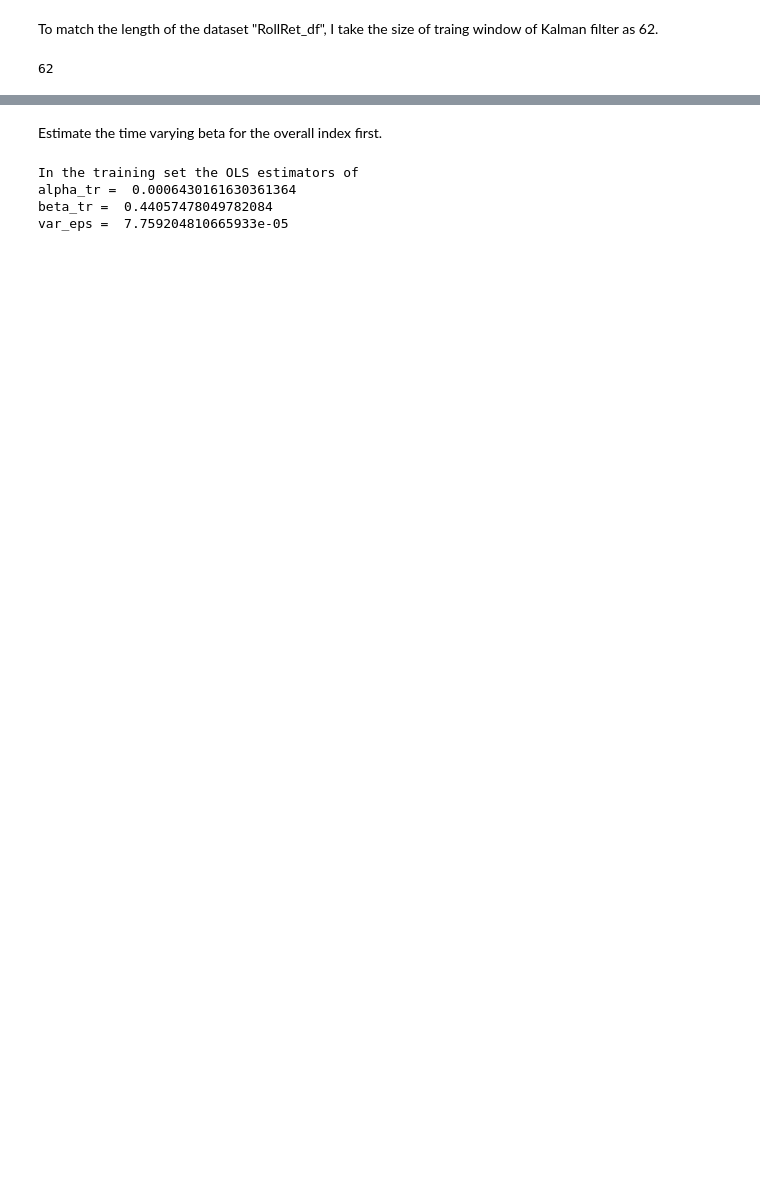
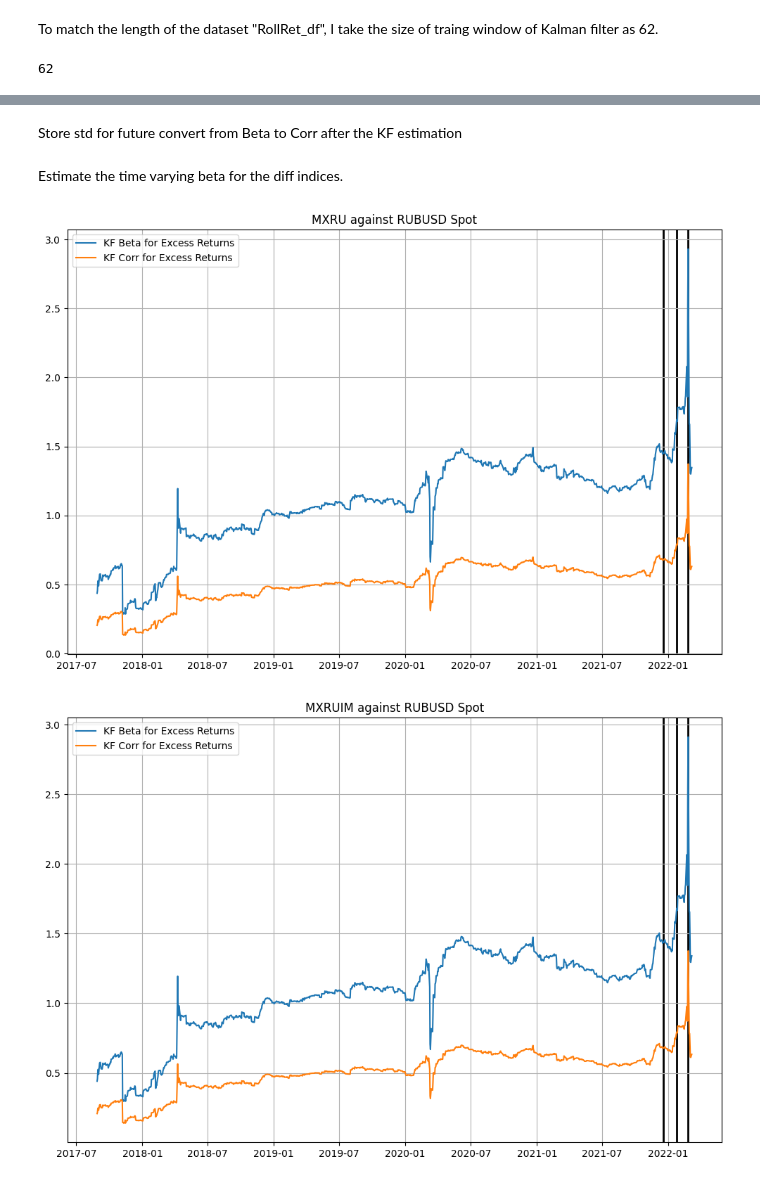
Before and after one commit to DarseZ/Vladimir, a Jupyter notebook: RubOrRUStock.ipynb, the cells around one changed output, grey strips where cells are left out. Drawn from its saved outputs; the diff is of its cells as text; code cells hidden in the pictures; blank space fills up the shorter version.

Commit message:
Finished time varying beta and corr estimation

```diff
--- a/RubOrRUStock.ipynb
+++ b/RubOrRUStock.ipynb
@@ -176,39 +205,61 @@ Index(['MXRU', 'MXRUIM', 'MXRUOCS', 'MGUERUS', 'MXRUOMT', 'MXRU0EN', 'MXRU0TC',
+# %% [markdown]
+Store std for future convert from Beta to Corr after the KF estimation
+# %%
+std_series = ExRet_df_test.std()
 # %% [markdown]
-Estimate the time varying beta for the overall index first.
+Estimate the time varying beta for the diff indices.
-# %%
-Y = 'MXRUIM'
-X = 'RUBUSD Spot'
-beta_tr, alpha_tr, _ ,_ ,_  = ss.linregress(Ret_df_train[X], Ret_df_train[Y])
-resid_tr = Ret_df_train[Y] - beta_tr * Ret_df_train[X] - alpha_tr
-var_eps_ols = resid_tr.var(ddof=2)  # a possible initial guess for var_eps
-print("In the training set the OLS estimators of")
-print("alpha_tr = ", alpha_tr); print("beta_tr = ", beta_tr); print("var_eps = ", var_eps_ols)
-# %% [output]
-In the training set the OLS estimators of
-alpha_tr =  0.0006430161630361364
-beta_tr =  0.44057478049782084
-var_eps =  7.759204810665933e-05
-# %%
-x = np.array([[alpha_tr],[beta_tr]])  # initial mean of alpha and beta
-P = 0.1 * np.eye(2) # initial covariance of alpha and beta
-eta_alpha = 0.0000001 # variance of the alpha process
-eta_beta = 0.01 # variance of the beta process
-Q = np.diag([eta_alpha, eta_beta])  # process covariance matrix
-R = np.array([[var_eps_ols]]) # variance for the measurement - 1 dim
-F = np.eye(2) # transition matrix
-H = np.vstack( (np.ones(len(Ret_df_test)), Ret_df_test[X].values) ).T # measurement matrix
 # %%
-alphas, betas = np.full( len(Ret_df_test), np.NaN ), np.full( len(Ret_df_test), np.NaN )
-for i,y in enumerate(Ret_df_test[Y]):
+for col_name in ExRet_df.columns[:-3]:
+  Y = col_name
+  X = 'RUBUSD Spot'
+  beta_tr, alpha_tr, _ ,_ ,_  = ss.linregress(x=ExRet_df_train[X], y=ExRet_df_train[Y])
+  resid_tr = ExRet_df_train[Y] - beta_tr * ExRet_df_train[X] - alpha_tr
+  var_eps_ols = resid_tr.var(ddof=2)  # a possible initial guess for var_eps
+  #print("In the training set the OLS estimators of")
+  #print("alpha_tr = ", alpha_tr); print("beta_tr = ", beta_tr); print("var_eps = ", var_eps_ols)
+
+  # using the init params from training period, run the iterative Kalman filter
+  x = np.array([[alpha_tr],[beta_tr]])  # initial mean of alpha and beta
+  P = 0.1 * np.eye(2) # initial covariance of alpha and beta
+  eta_alpha = 0.000001 # variance of the alpha process
+  eta_beta = 0.0001 # variance of the beta process
+  Q = np.diag([eta_alpha, eta_beta])  # process covariance matrix
+  R = np.array([[var_eps_ols]]) # variance for the measurement - 1 dim
+  F = np.eye(2) # transition matrix
+  H = np.vstack( (np.ones(len(ExRet_df_test)), ExRet_df_test[X].values) ).T # measurement matrix
+
+  alphas, betas = np.full( len(ExRet_df_test), np.NaN ), np.full( len(ExRet_df_test), np.NaN )
+  for i,y in enumerate(ExRet_df_test[Y]):
     # predict
     x = F @ x
     P = (F @ P @ F.T) + Q
 
     #update
     S = (H[None,i] @ P @ H[None,i].T) + R   # Here S is a scalar
     K = (P @ H[None,i].T) @ inv(S)
     r = y - H[None,i]@x               # residuals
     x = x + K @ r                 # v is a scalar.
     P = P - K @ H[None,i] @ P           # K @ H[None,i] is an outer product
 
     alphas[i] = x[0]; betas[i] = x[1]
+
+
+  # calculate the corr series
+  rhos = betas * std_series[X] / std_series[Y]
+
+  # plot the result for this pair
+  plt.figure(figsize=(12,8), dpi=100)
+  plt.plot( ExRet_df_test.index, betas, label="KF Beta for Excess Returns")
+  plt.plot( ExRet_df_test.index, rhos, label="KF Corr for Excess Returns")
+  #plt.axhline(y=0,c="grey",linewidth=1.0,zorder=0)
+  #plt.axhline(y=1,c="grey",linewidth=1.0,zorder=0)
+  plt.axvline(x=pd.Timestamp(2021,12,17,0),c="Black",linewidth=2.0,zorder=0)
+  plt.axvline(x=pd.Timestamp(2022,1,24,0),c="Black",linewidth=2.0,zorder=0)
+  plt.axvline(x=pd.Timestamp(2022,2,24,0),c="Black",linewidth=2.0,zorder=0)
+  plt.grid()
+  plt.legend();
+  plt.title('{0} against {1}'.format(Y, X))
+  plt.show()
+# %% [output]
+[figure, added]
+[figure, added]
```
Also changed, not shown: parts of 20 cells of this notebook.
